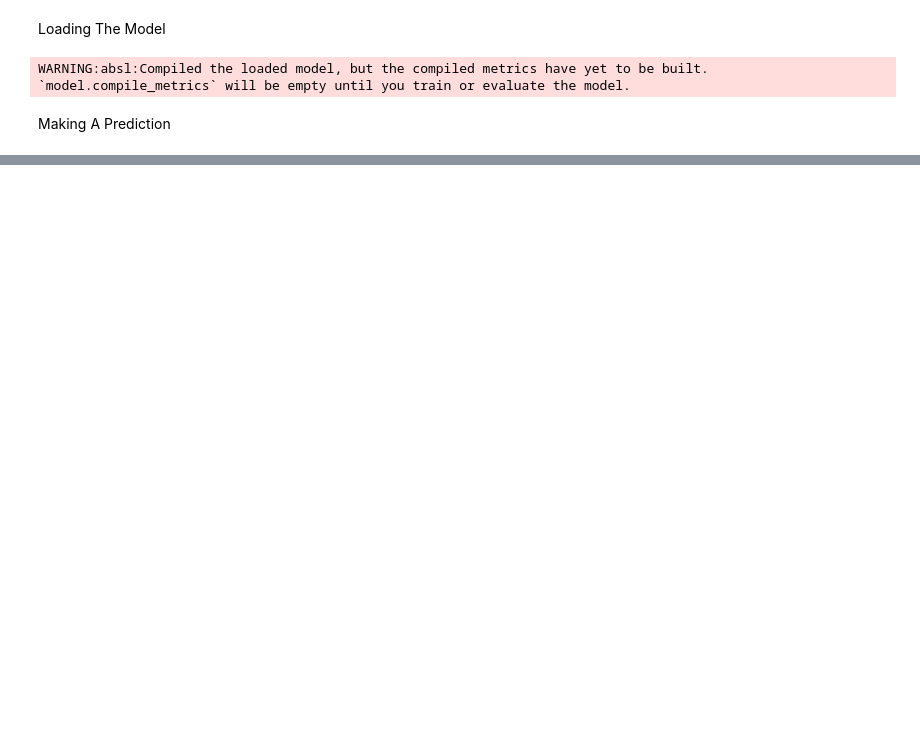
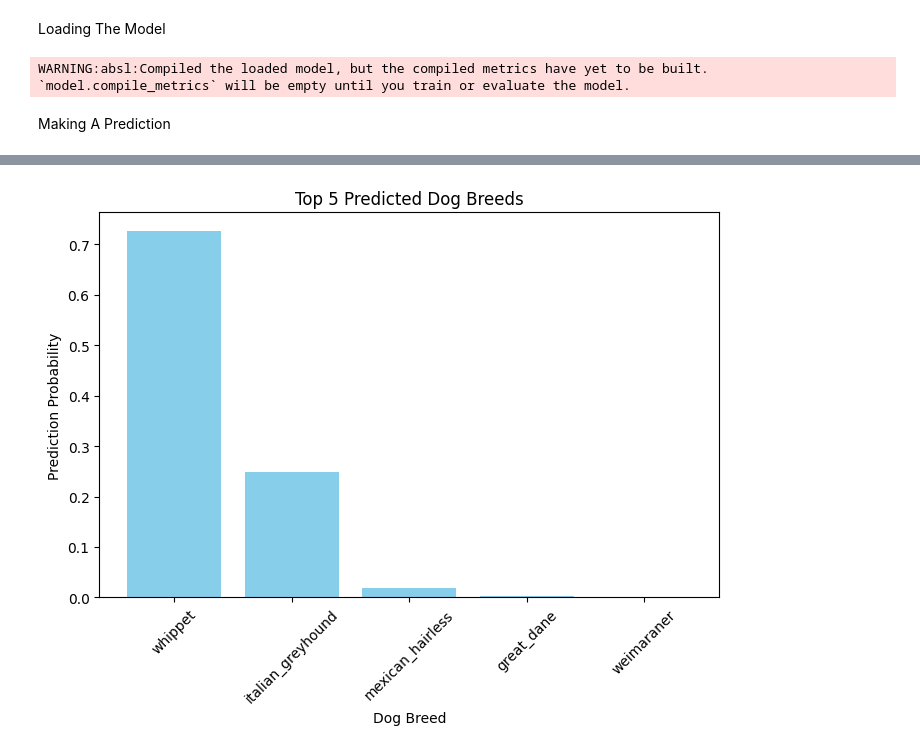
Before and after one commit to Ranvin36/DogBreedIdentifier-CNN, a Jupyter notebook: DogBreedClassificationCNN.ipynb, the cells around one changed output, grey strips where cells are left out. Cells and saved outputs as stored; diff of their text form; code cells hidden in the pictures; blank space fills up the shorter version.

```diff
--- a/DogBreedClassificationCNN.ipynb
+++ b/DogBreedClassificationCNN.ipynb
@@ -215,0 +196,2 @@ Predicted Breed : black-and-tan_coonhound
+# %%
+prediction_val = dog_cnn.predict(process_val_images)
@@ -215,0 +225,15 @@ Predicted Breed : black-and-tan_coonhound
+# %%
+top_5_indices = np.argsort(prediction_val[0])[-5:][::-1]
+
+top_5_probabilities = [prediction_val[0][i] for i in top_5_indices]
+top_5_breeds = [np.unique(dog_labels.breed)[i] for i in top_5_indices]
+
+plt.figure(figsize=(8, 5))
+plt.bar(top_5_breeds, top_5_probabilities, color='skyblue')
+plt.xlabel('Dog Breed')
+plt.ylabel('Prediction Probability')
+plt.title('Top 5 Predicted Dog Breeds')
+plt.xticks(rotation=45)
+plt.show()
+# %% [output]
+[figure, added]
```
Also changed, not shown: parts of 10 cells of this notebook.
